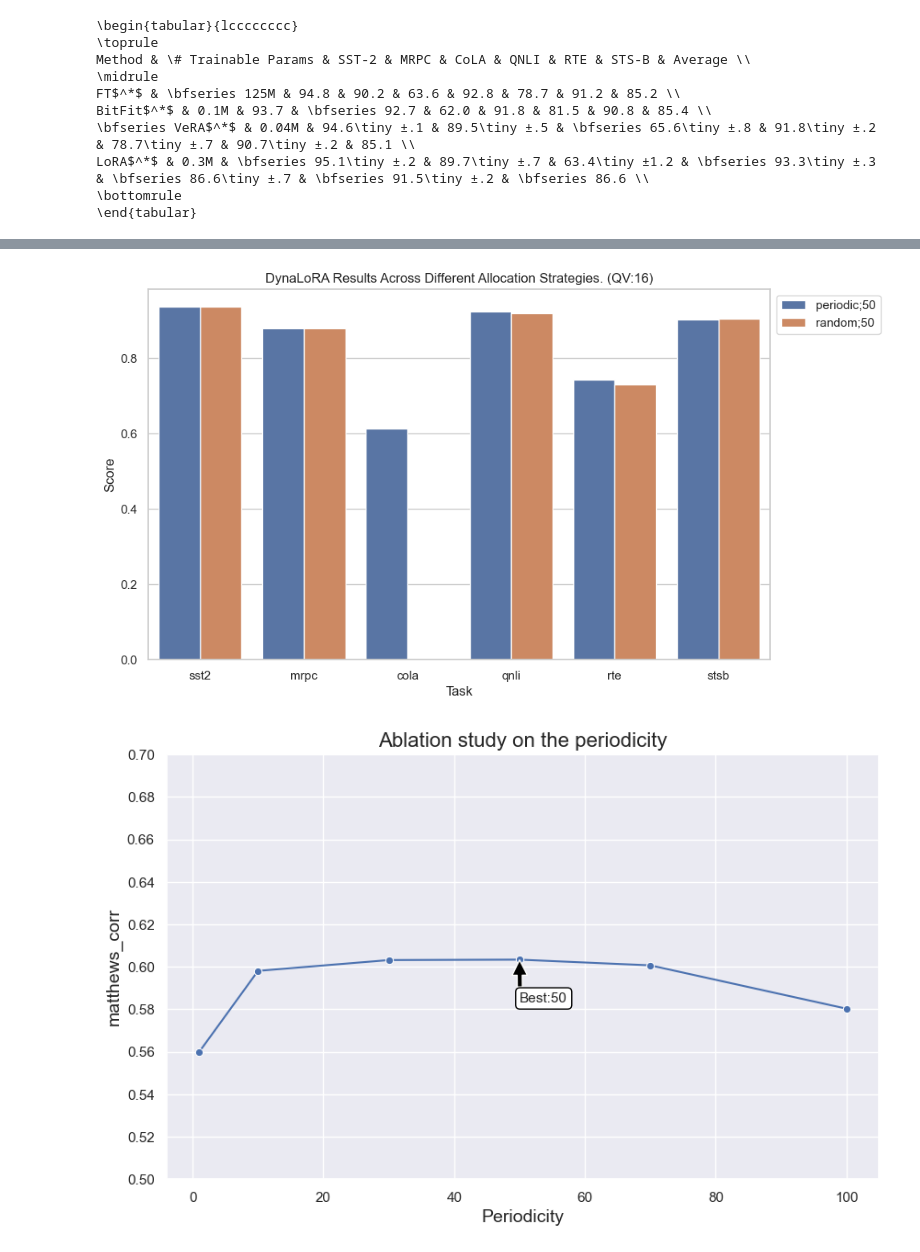
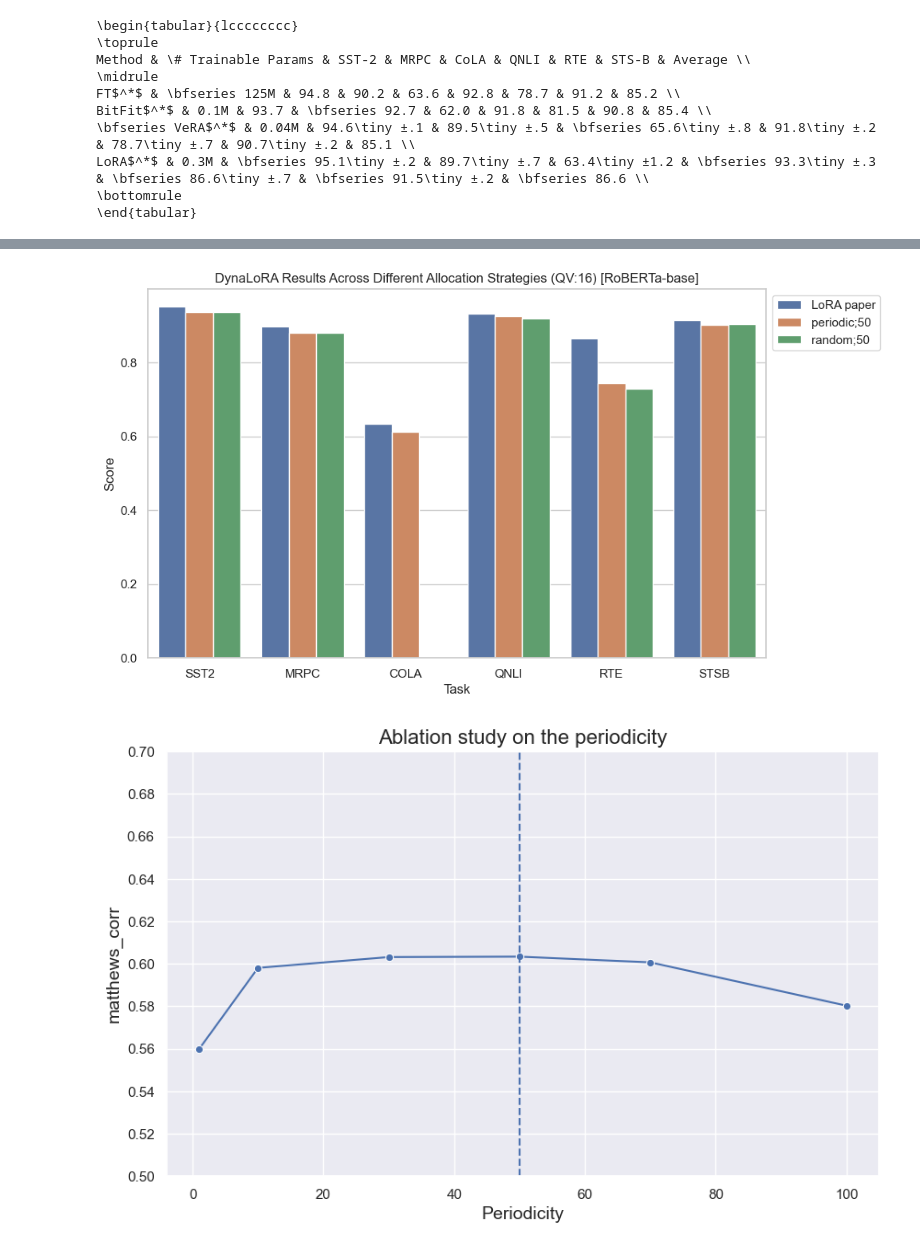
Before and after one commit to JesseBrouw/FoMo-LoRA, a Jupyter notebook: notebooks/tables.ipynb, the cells around one changed output, grey strips where cells are left out. Drawn from its saved outputs; the diff is of its cells as text; code cells hidden in the pictures.

```diff
--- a/notebooks/tables.ipynb
+++ b/notebooks/tables.ipynb
@@ -213,11 +229,11 @@ create_barplot(
 # %%
 create_barplot(
-    data_dicts=[dynalora_periodic_qv, dynalora_random_qv ],
-    names=['periodic;50', 'random;50'],
-    title='DynaLoRA Results Across Different Allocation Strategies. (QV:16)'
+    data_dicts=[LoRA_paper, dynalora_periodic_qv, dynalora_random_qv ],
+    names=['LoRA paper', 'periodic;50', 'random;50'],
+    title='DynaLoRA Results Across Different Allocation Strategies (QV:16) [RoBERTa-base]'
     )
 # %% [output]
-[figure, old version]
+[figure, new version]
 # %%
 # Periodicity ablation DynaLoRA
 #  task=cola
@@ -243,38 +259,33 @@ def plot_ablation(hyperparam_values:list, scores:list, x_label:str, y_label:str,
         'score' : scores
     }
     df = pd.DataFrame(data)
 
     max_value = df['score'].max()
     max_index = df['score'].idxmax()
     max_hyperparameter = df['hparam'][max_index]
 
-    sns.set(style='darkgrid')
+    sns.set_theme(style='darkgrid')
     plt.figure(figsize=(10, 6))
     plot = sns.lineplot(data=df, x='hparam', y='score', marker='o')
     plot.set_title(title, fontsize=16)
     plot.set_xlabel(x_label, fontsize=14)
     plot.set_ylabel(y_label, fontsize=14)
     # plot.set_xticks(df['Periodicity'])
     plot.set_yticks(np.linspace(range_score[0], range_score[1], 11))
     plot.grid(True)
 
-    plot.annotate(f'Best:{max_hyperparameter}',
-                xy=(max_hyperparameter, max_value),
-                xytext=(max_hyperparameter + 0.05, max_value - 0.02),
-                arrowprops=dict(facecolor='black', shrink=0.01),
-                fontsize=11,
-                bbox=dict(boxstyle="round,pad=0.3", edgecolor="black", facecolor="white"))
+    plot.axvline(x=max_hyperparameter, ls='--')
 
     # Show the plot
     plt.show()
 
 plot_ablation(
     periodicity_results.keys(),
     periodicity_results.values(),
     'Periodicity',
     'matthews_corr',
     'Ablation study on the periodicity',
     range_score=(0.5, 0.7)
 )
 # %% [output]
-[figure, old version]
+[figure, new version]
```
Also changed, not shown: parts of 2 cells of this notebook.
